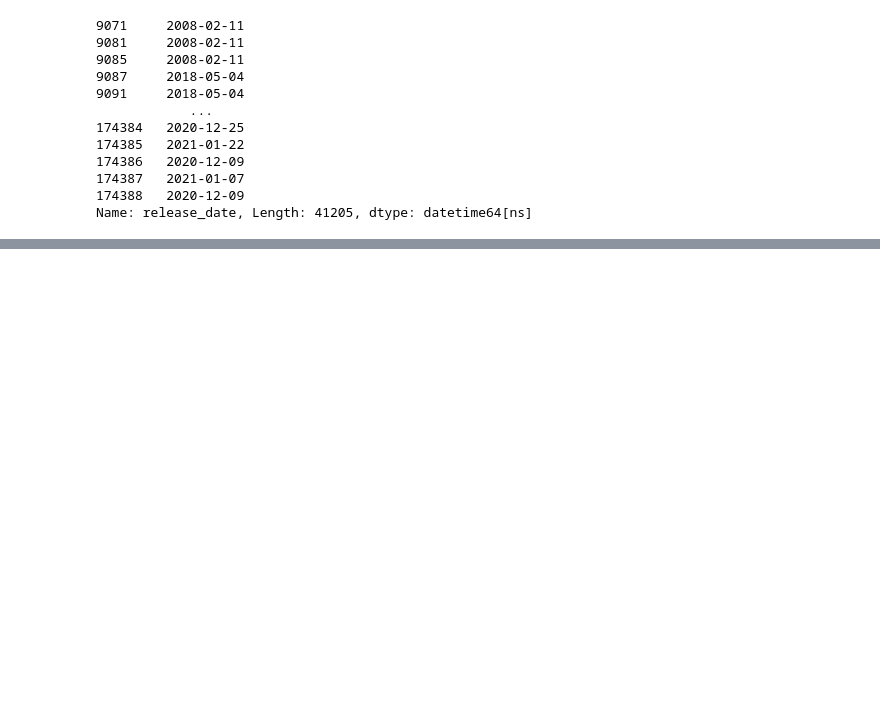
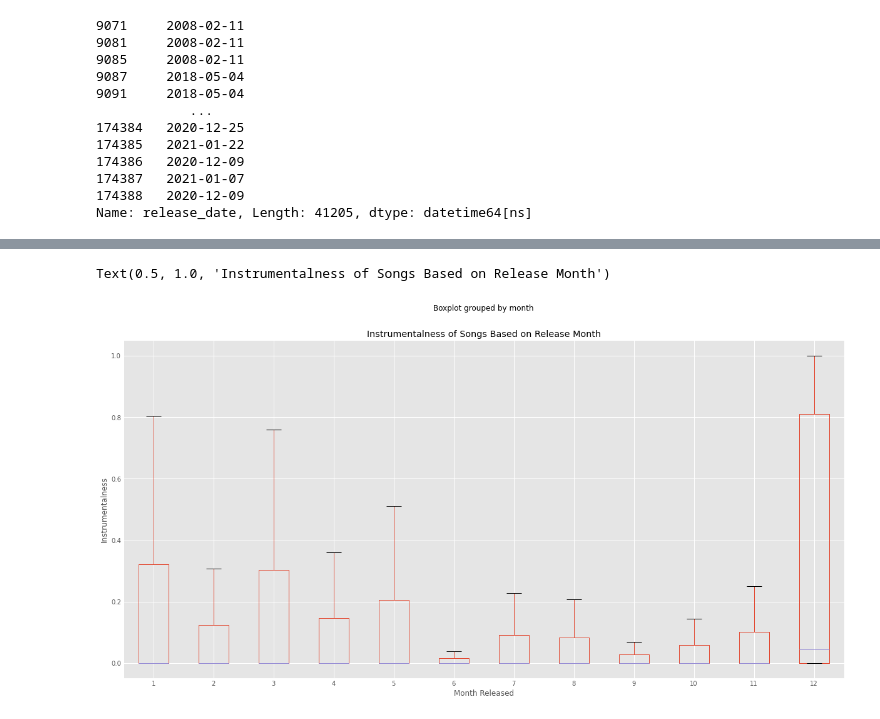
Before and after one commit to GregMaginn/Project-01, a Jupyter notebook: song_variables_by_date.ipynb, the cells around one changed output, grey strips where cells are left out. Drawn from its saved outputs; the diff is of its cells as text; code cells hidden in the pictures; blank space fills up the shorter version.

```diff
--- a/song_variables_by_date.ipynb
+++ b/song_variables_by_date.ipynb
@@ -91,8 +93,8 @@ months = []
 for x in dates_dt:
     months.append(x.month)
 
-nap_era_df['months'] = months
-nap_era_grouped = nap_era_df.groupby('months')
+nap_era_df['month'] = months
+nap_era_grouped = nap_era_df.groupby('month')
 nap_era_grouped_means = nap_era_grouped.mean()
 # %% [output]
 A value is trying to be set on a copy of a slice from a DataFrame.
@@ -102,0 +105,8 @@ See the caveats in the documentation: https://pandas.pydata.org/pandas-docs/stab
+# %%
+monthday = []
+
+for x in dates_dt:
+    monthday.append([x.month, x.day])
+
+nap_era_df['month_day_frac'] = monthday
+nap_era_df.head()
@@ -126,0 +141,10 @@ AttributeError: module 'pandas' has no attribute 'plt'
+# %%
+plt.style.use('ggplot')
+
+plot1 = nap_era_df.boxplot("instrumentalness", by='month', figsize=(20, 10), showfliers=False)
+plot1.set_xlabel('Month Released')
+plot1.set_ylabel('Instrumentalness')
+plot1.set_title('Instrumentalness of Songs Based on Release Month')
+# %% [output]
+Text(0.5, 1.0, 'Instrumentalness of Songs Based on Release Month')
+[figure, added]
```
Also changed, not shown: parts of 9 cells of this notebook.
